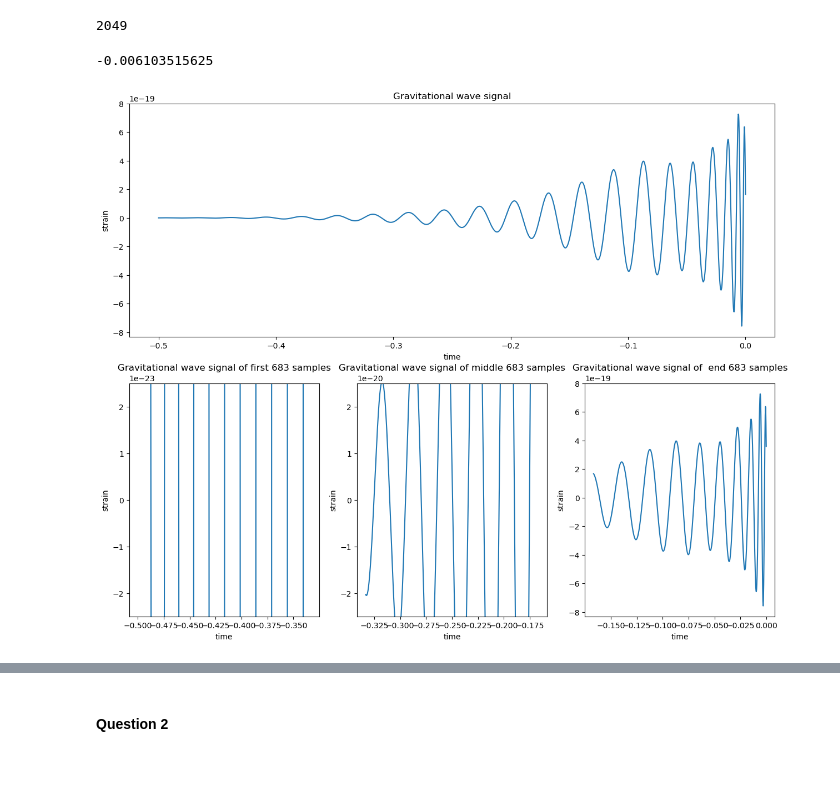
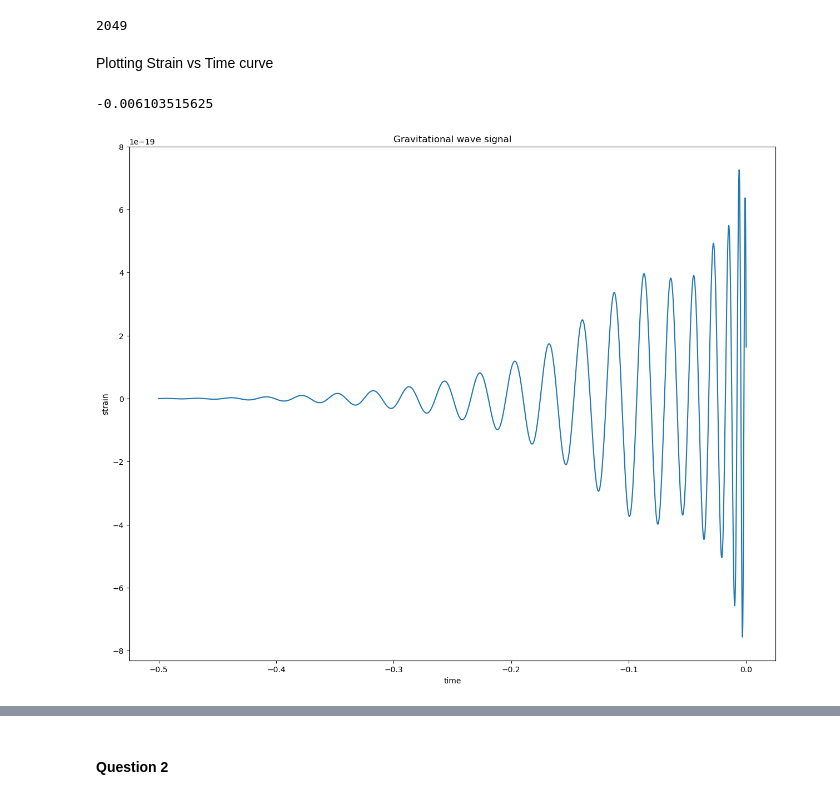
Before and after one commit to omdubey728/Astro_GW_Analysis_Barak, a Jupyter notebook: Part_1_Analysing_Data.ipynb, the cells around one changed output, grey strips where cells are left out. Drawn from its saved outputs; the diff is of its cells as text; code cells hidden in the pictures; blank space fills up the shorter version.

```diff
--- a/Part_1_Analysing_Data.ipynb
+++ b/Part_1_Analysing_Data.ipynb
@@ -24,39 +24,25 @@ size = len(strain_data)
 size
 # %% [output]
 2049
+# %% [markdown]
+Plotting Strain vs Time curve
 # %%
-#plotting strain vs time curve
+
 plt.figure(figsize=(15,12))
-plt.subplot(2,1,1)
+
+
 plt.plot(strain_data['time'], strain_data['strain'])
 plt.title('Gravitational wave signal')
 plt.ylabel('strain')
 plt.xlabel('time')
-#plotting the beginning part of the plot
-plt.subplot(2,3,4)
-plt.plot(times[0:683],strain[0:683])
-plt.ylim([-2.5e-23,2.5e-23])
-plt.title('Gravitational wave signal of first 683 samples')
-plt.ylabel('strain')
-plt.xlabel('time')
-#plotting the middle part
-plt.subplot(2,3,5)
-plt.plot(times[683:1366],strain[683:1366])
-plt.ylim([-2.5e-20,2.5e-20])
-plt.title('Gravitational wave signal of middle 683 samples')
-plt.ylabel('strain')
-plt.xlabel('time')
-#plotting the end part
-plt.subplot(2,3,6)
-plt.plot(times[1366:2048],strain[1366:2048])
-plt.title('Gravitational wave signal of  end 683 samples')
-plt.ylabel('strain')
-plt.xlabel('time')
+
+
+
 max_strain_idx =  strain_data['strain'].idxmax()
 
 max_strain_time = strain_data['time'][max_strain_idx]
 
 max_strain_time
 # %% [output]
 -0.006103515625
-[figure, old version]
+[figure, new version]
```
Also changed, not shown: parts of 6 cells of this notebook.
